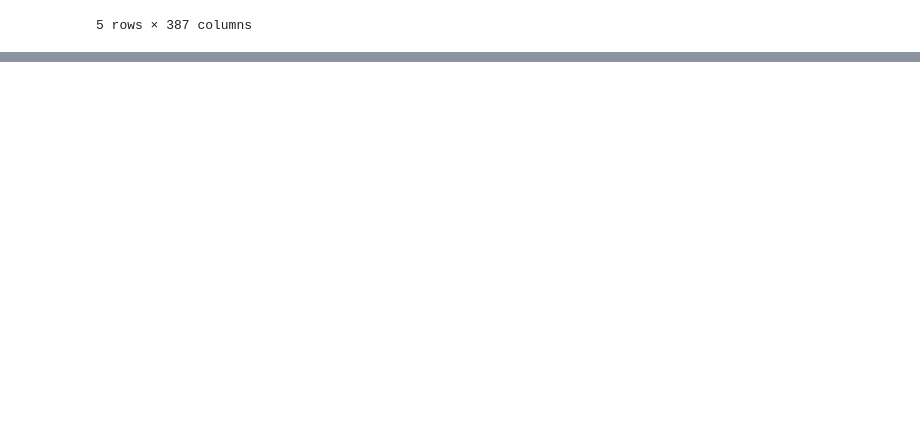
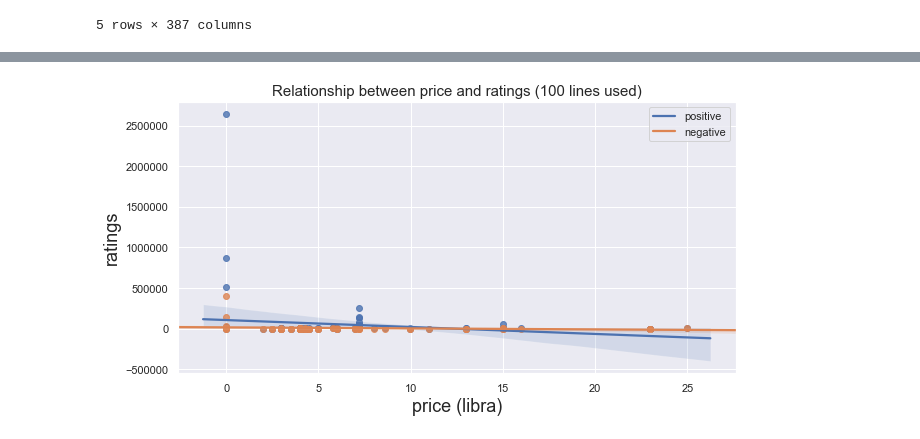
Before and after one commit to Peng1104/Ciencia-dos-Dados3, a Jupyter notebook: processado.ipynb, the cells around one changed output, grey strips where cells are left out. Saved outputs shown, nothing was run; the diff lists cells and outputs as text; code cells hidden in the pictures; blank space fills up the shorter version.

```diff
--- a/processado.ipynb
+++ b/processado.ipynb
@@ -4,8 +4,11 @@ import matplotlib.pyplot as plt
 from scipy import stats
 from scipy.stats import probplot, norm, t
 import seaborn as sns
+#sns.set(rc={'figure.figsize':(100,10)})
 import numpy as np
-%matplotlib inline
+import warnings
+warnings.filterwarnings('ignore')
+sns.set()
 # %% [markdown]
 Para analise:
 * X:positive_ratings, negative_ratings, price
@@ -47,3 +64,18 @@ y_vars.remove('price')
 # %%
-sns.set(style='ticks')
-sns.pairplot(data, hue='Unnamed: 0', kind='reg', x_vars=x_vars, y_vars=y_vars)
+#sns.set(style='ticks')
+#sns.pairplot(data, hue='Unnamed: 0', kind='reg', x_vars=x_vars, y_vars=y_vars)
+#plt.rcParams['figure.figsize'] = (540,540)
+# %%
+sns.set(color_codes=True)
+#sns.regplot(x="price", y="positive_ratings", data = data[:30]);
+sns.set(rc={'figure.figsize':(10,5)})
+sns.regplot(x="price", y="positive_ratings", data = data[:100]);
+sns.regplot(x="price", y="negative_ratings", data = data[:100]);
+
+
+plt.legend(labels=['positive','negative'])
+plt.title('Relationship between price and ratings (100 lines used)', size=15)
+plt.xlabel('price (libra)', size=18)
+plt.ylabel('ratings', size=18);
+# %% [output]
+[figure, added]
```
Also changed, not shown: parts of 8 cells of this notebook.
